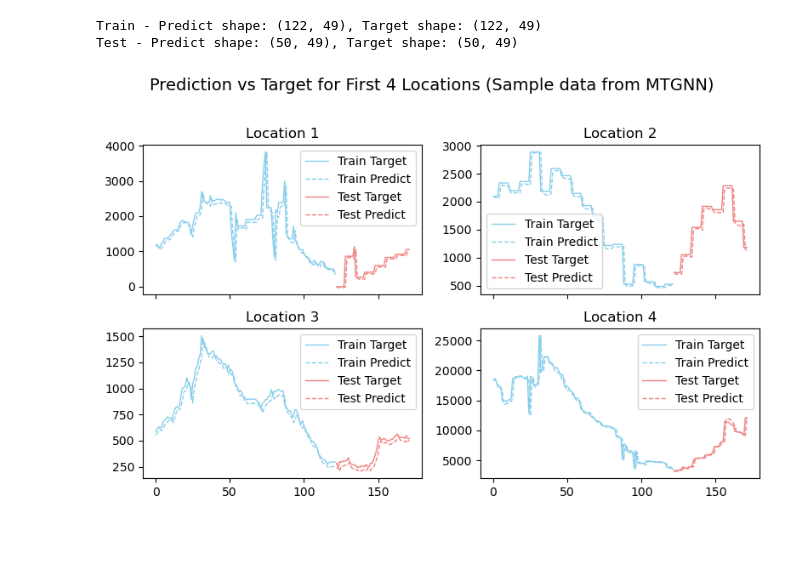
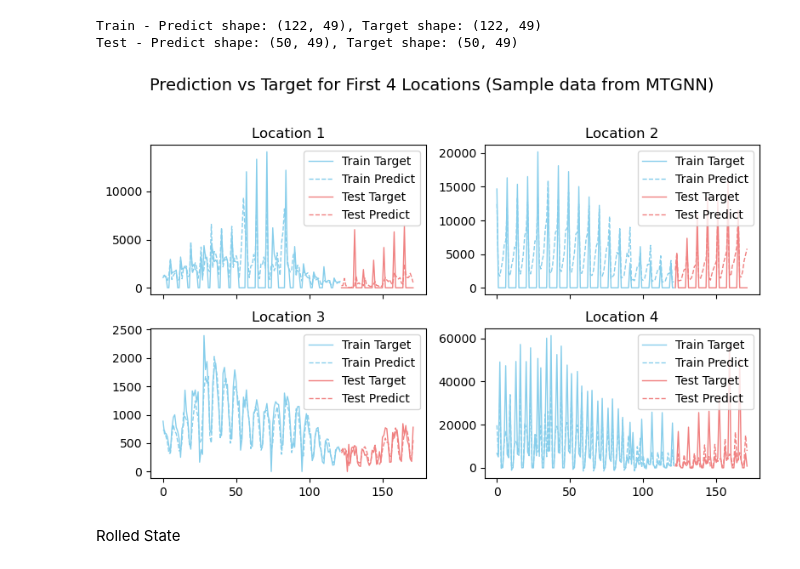
Before and after one commit to roomtempfusion/STAT-461-Group-Project, a Jupyter notebook: evaluation/evaluation.ipynb, the cells around one changed output. Saved outputs shown, nothing was run; the diff lists cells and outputs as text; code cells hidden in the pictures; blank space fills up the shorter version.

```diff
--- a/evaluation/evaluation.ipynb
+++ b/evaluation/evaluation.ipynb
@@ -133,12 +135,12 @@ import pandas as pd
 import matplotlib.pyplot as plt
 
 # Load train data
-predict_train = np.loadtxt('../../baselines_imputation/MTGNN//predictions/val_first_step_predictions.csv', delimiter=',')
-target_train = np.loadtxt('../../baselines_imputation/MTGNN//predictions/val_ground_truth.csv', delimiter=',')
+predict_train = np.loadtxt('../../baselines_imputation/MTGNN//predictions/daily/val_first_step_predictions.csv', delimiter=',')
+target_train = np.loadtxt('../../baselines_imputation/MTGNN//predictions/daily/val_ground_truth.csv', delimiter=',')
 
 # Load test data
-predict_test = np.loadtxt('../../baselines_imputation/MTGNN//predictions/test_first_step_predictions.csv', delimiter=',')
-target_test = np.loadtxt('../../baselines_imputation/MTGNN//predictions/test_ground_truth.csv', delimiter=',')
+predict_test = np.loadtxt('../../baselines_imputation/MTGNN//predictions/daily/test_first_step_predictions.csv', delimiter=',')
+target_test = np.loadtxt('../../baselines_imputation/MTGNN//predictions/daily/test_ground_truth.csv', delimiter=',')
 
 print(f"Train - Predict shape: {predict_train.shape}, Target shape: {target_train.shape}")
 print(f"Test - Predict shape: {predict_test.shape}, Target shape: {target_test.shape}")
@@ -146,31 +148,33 @@ print(f"Test - Predict shape: {predict_test.shape}, Target shape: {target_test.s
 # Plot for first 8 locations, train followed by test with different colors
 n_loc = min(4, predict_train.shape[1])
 cols = 2
 rows = int(np.ceil(n_loc / cols))
 
 fig, axes = plt.subplots(rows, cols, figsize=(4*cols, 2.5*rows), sharex=True)
 axes = axes.ravel()
 
 for i in range(n_loc):
     ax = axes[i]
     # Plot train data with softer blue
     ax.plot(range(len(target_train)), target_train[:, i], label='Train Target', linewidth=1, color='skyblue')
     ax.plot(range(len(predict_train)), predict_train[:, i], label='Train Predict', linewidth=1, linestyle='--', color='skyblue')
     # Plot test data with softer red
     start_test = len(target_train)
     ax.plot(range(start_test, start_test + len(target_test)), target_test[:, i], label='Test Target', linewidth=1, color='lightcoral')
     ax.plot(range(start_test, start_test + len(predict_test)), predict_test[:, i], label='Test Predict', linewidth=1, linestyle='--', color='lightcoral')
     ax.set_title(f'Location {i+1}')
     ax.legend()
 
 # Hide extra subplots
 for j in range(i + 1, len(axes)):
     axes[j].axis('off')
 
 fig.suptitle('Prediction vs Target for First 4 Locations (Sample data from MTGNN)', y=1.02, fontsize=14)
 plt.tight_layout()
 plt.show()
 # %% [output]
 Train - Predict shape: (122, 49), Target shape: (122, 49)
 Test - Predict shape: (50, 49), Target shape: (50, 49)
-[figure, old version]
+[figure, new version]
+# %% [markdown]
+Rolled State
```
Also changed, not shown: parts of 6 cells of this notebook, 9 other files.
